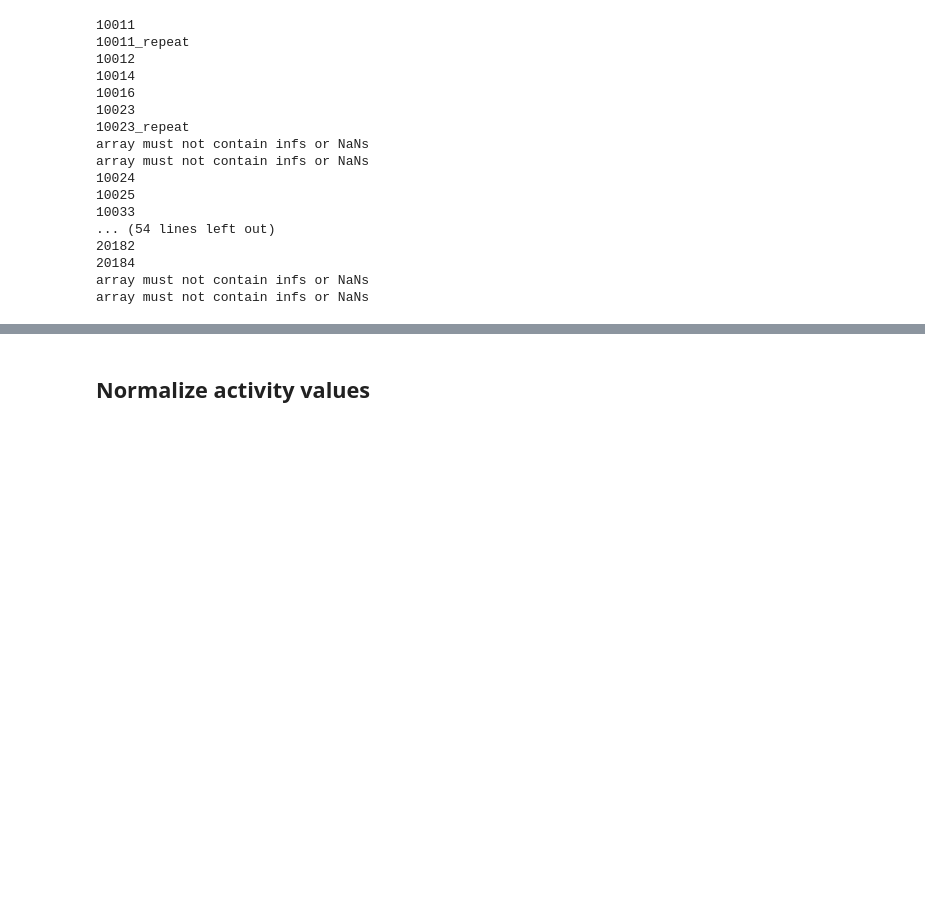
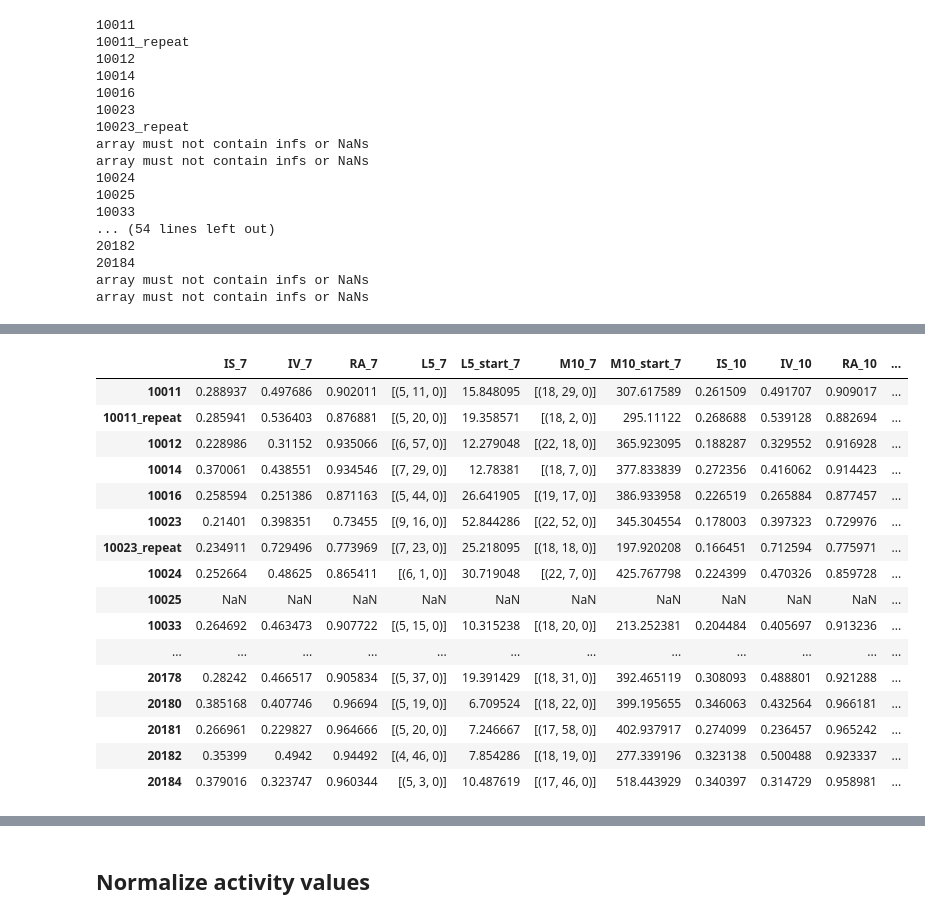
Before and after one commit to UTCogNeuroLab/wearables, a Jupyter notebook: notebooks/Validation Analysis Main.ipynb, the cells around one changed output, grey strips where cells are left out. Saved outputs shown, nothing was run; the diff lists cells and outputs as text; code cells hidden in the pictures; blank space fills up the shorter version.

```diff
--- a/notebooks/Validation Analysis Main.ipynb
+++ b/notebooks/Validation Analysis Main.ipynb
@@ -208,0 +137,4 @@ WARNING:root:----- discard: insufficient recording period 8 days 05:41:00
+# %%
+record_id = '10011'
+st = redcap['session1_date'].dropna(axis = 0).get(str(record_id[-3:]), 'N')[1]
+((pd.to_datetime(st) > fit['10011']['7'].head(1).index) & (pd.to_datetime(st) < fit['10011']['7'].tail(1).index))
@@ -293,0 +234,6 @@ cr_fit.to_csv(data_dir + '/fitbit/cr_fit.csv')
+# %%
+act = np.load(data_dir + '/actiwatch/act_preproc.npy', allow_pickle=True)[()]
+fit = np.load(data_dir + '/fitbit/fit_preproc.npy', allow_pickle=True)[()]
+# %%
+np_measures = ['IS', 'IV', 'RA', 'L5_start', 'L5', 'M10_start', 'M10']
+cols = [col + "_" + str(ndays) for ndays in recording_period_min for col in np_measures]
@@ -293,0 +251,13 @@ cr_fit.to_csv(data_dir + '/fitbit/cr_fit.csv')
+# %%
+from wearables import npmetrics
+
+np_act = pd.DataFrame(index = list(act.keys()), columns = cols)
+for record_id in act.keys():
+    print(record_id)
+    for ndays in act[record_id].keys():
+        try:
+            np_act.loc[record_id]["IS_" + str(ndays) : "M10_" + str(ndays)] = npmetrics.np_metrics_all(act[record_id][str(ndays)])
+        except Exception as e:
+            print(e)
+
+np_act.to_csv(data_dir + '/actiwatch/np_act.csv')
@@ -293,0 +282,20 @@ cr_fit.to_csv(data_dir + '/fitbit/cr_fit.csv')
+# %%
+np_act
+# %% [output]
+|  | IS_7 | IV_7 | RA_7 | L5_7 | L5_start_7 | M10_7 | M10_start_7 | IS_10 | IV_10 | RA_10 | ... |
+| 10011 | 0.288937 | 0.497686 | 0.902011 | [(5, 11, 0)] | 15.848095 | [(18, 29, 0)] | 307.617589 | 0.261509 | 0.491707 | 0.909017 | ... |
+| 10011_repeat | 0.285941 | 0.536403 | 0.876881 | [(5, 20, 0)] | 19.358571 | [(18, 2, 0)] | 295.11122 | 0.268688 | 0.539128 | 0.882694 | ... |
+| 10012 | 0.228986 | 0.31152 | 0.935066 | [(6, 57, 0)] | 12.279048 | [(22, 18, 0)] | 365.923095 | 0.188287 | 0.329552 | 0.916928 | ... |
+| 10014 | 0.370061 | 0.438551 | 0.934546 | [(7, 29, 0)] | 12.78381 | [(18, 7, 0)] | 377.833839 | 0.272356 | 0.416062 | 0.914423 | ... |
+| 10016 | 0.258594 | 0.251386 | 0.871163 | [(5, 44, 0)] | 26.641905 | [(19, 17, 0)] | 386.933958 | 0.226519 | 0.265884 | 0.877457 | ... |
+| 10023 | 0.21401 | 0.398351 | 0.73455 | [(9, 16, 0)] | 52.844286 | [(22, 52, 0)] | 345.304554 | 0.178003 | 0.397323 | 0.729976 | ... |
+| 10023_repeat | 0.234911 | 0.729496 | 0.773969 | [(7, 23, 0)] | 25.218095 | [(18, 18, 0)] | 197.920208 | 0.166451 | 0.712594 | 0.775971 | ... |
+| 10024 | 0.252664 | 0.48625 | 0.865411 | [(6, 1, 0)] | 30.719048 | [(22, 7, 0)] | 425.767798 | 0.224399 | 0.470326 | 0.859728 | ... |
+| 10025 | NaN | NaN | NaN | NaN | NaN | NaN | NaN | NaN | NaN | NaN | ... |
+| 10033 | 0.264692 | 0.463473 | 0.907722 | [(5, 15, 0)] | 10.315238 | [(18, 20, 0)] | 213.252381 | 0.204484 | 0.405697 | 0.913236 | ... |
+| ... | ... | ... | ... | ... | ... | ... | ... | ... | ... | ... | ... |
+| 20178 | 0.28242 | 0.466517 | 0.905834 | [(5, 37, 0)] | 19.391429 | [(18, 31, 0)] | 392.465119 | 0.308093 | 0.488801 | 0.921288 | ... |
+| 20180 | 0.385168 | 0.407746 | 0.96694 | [(5, 19, 0)] | 6.709524 | [(18, 22, 0)] | 399.195655 | 0.346063 | 0.432564 | 0.966181 | ... |
+| 20181 | 0.266961 | 0.229827 | 0.964666 | [(5, 20, 0)] | 7.246667 | [(17, 58, 0)] | 402.937917 | 0.274099 | 0.236457 | 0.965242 | ... |
+| 20182 | 0.35399 | 0.4942 | 0.94492 | [(4, 46, 0)] | 7.854286 | [(18, 19, 0)] | 277.339196 | 0.323138 | 0.500488 | 0.923337 | ... |
+| 20184 | 0.379016 | 0.323747 | 0.960344 | [(5, 3, 0)] | 10.487619 | [(17, 46, 0)] | 518.443929 | 0.340397 | 0.314729 | 0.958981 | ... |
```
Also changed, not shown: parts of 34 cells of this notebook, 5 other files.
